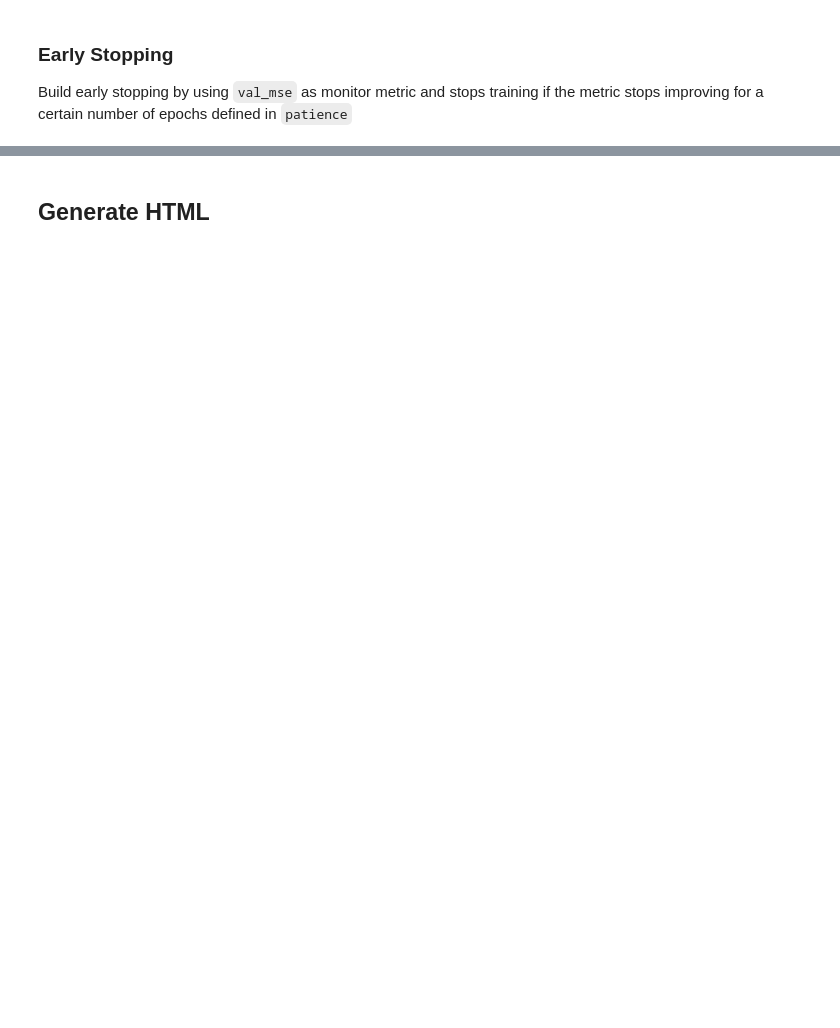
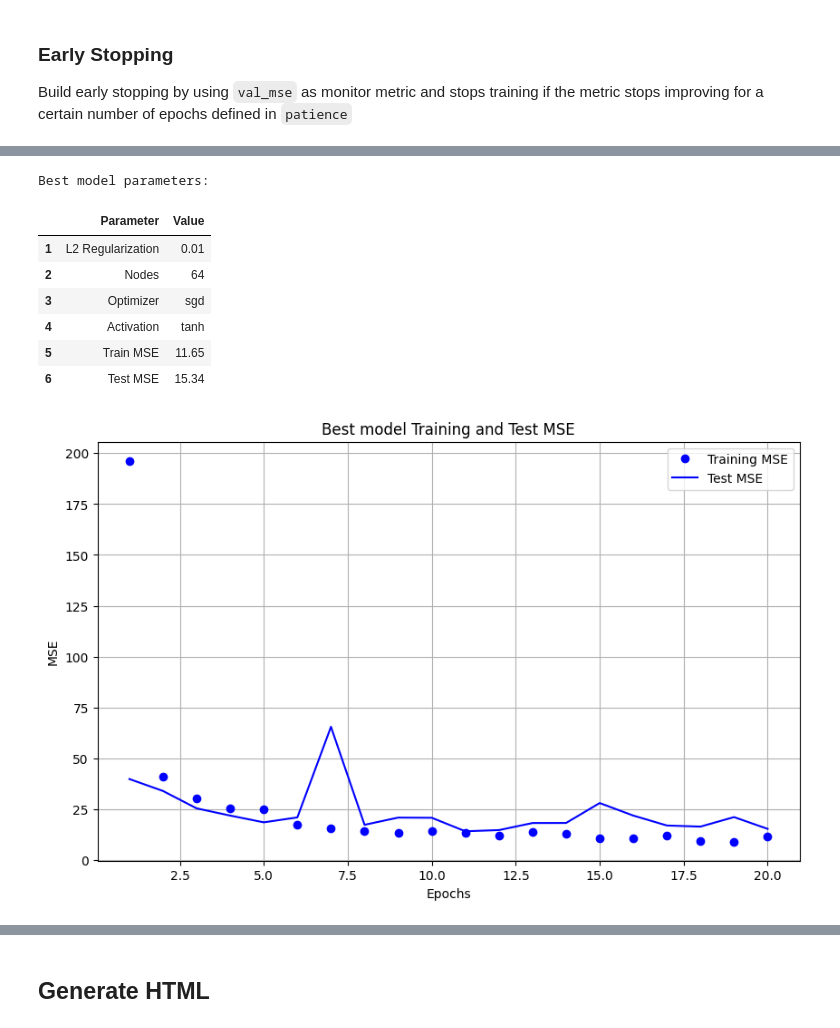
Before and after one commit to mw1296/DSAN5300, a Jupyter notebook: labs/lab-W10-Keras-OPTIONAL-BONUS/lab.ipynb, the cells around one changed output, grey strips where cells are left out. Drawn from its saved outputs; the diff is of its cells as text; code cells hidden in the pictures; blank space fills up the shorter version.

```diff
--- a/labs/lab-W10-Keras-OPTIONAL-BONUS/lab.ipynb
+++ b/labs/lab-W10-Keras-OPTIONAL-BONUS/lab.ipynb
@@ -254,0 +316,19 @@ print(f"\nFirst configuration's final test MSE: {results[0]['history'].history['
+# %%
+import pandas as pd
+
+# save final results in dictionary
+final_results = []
+for i in results:
+  final_results.append({
+      "Model": i['model_name'],
+      "L2 Regularization": i['l2_reg'],
+      "Nodes": i['num_nodes'],
+      "Optimizer": i['optimizer'],
+      "Activation": i['activation'],
+      "Train MSE": f"{i['history'].history['loss'][-1]:.2f}",
+      "Test MSE": f"{i['history'].history['val_loss'][-1]:.2f}"
+  })
+
+# save final results in a dataframe
+df_results = pd.DataFrame(final_results)
+df_results
@@ -254,0 +368,39 @@ print(f"\nFirst configuration's final test MSE: {results[0]['history'].history['
+# %%
+# best model
+best_model = results[9]
+
+# print best model parameters and results
+print(f"Best model parameters: ")
+best_model_info_df = df_results.iloc[9].reset_index()
+best_model_info_df.columns = ['Parameter', 'Value']
+best_model_info_df = best_model_info_df.iloc[1:]
+display(best_model_info_df)
+
+# retrieve the history for the best model
+best_model_history = best_model['history']
+
+# extract training and test losses from the history
+train_loss = best_model_history.history['loss']
+test_loss = best_model_history.history['val_loss']
+epochs = range(1, len(train_loss) + 1)
+
+# plot training and test mse
+plt.figure(figsize=(10, 6))
+plt.plot(epochs, train_loss, 'bo', label='Training MSE') # blue dot
+plt.plot(epochs, test_loss, 'b', label='Test MSE') # blue line
+plt.title(f'Best model Training and Test MSE')
+plt.xlabel('Epochs')
+plt.ylabel('MSE')
+plt.legend()
+plt.grid(True)
+plt.show()
+# %% [output]
+Best model parameters:
+|  | Parameter | Value |
+| 1 | L2 Regularization | 0.01 |
+| 2 | Nodes | 64 |
+| 3 | Optimizer | sgd |
+| 4 | Activation | tanh |
+| 5 | Train MSE | 11.65 |
+| 6 | Test MSE | 15.34 |
+[figure, added]
```
Also changed, not shown: parts of 23 cells of this notebook, 5 other files.
